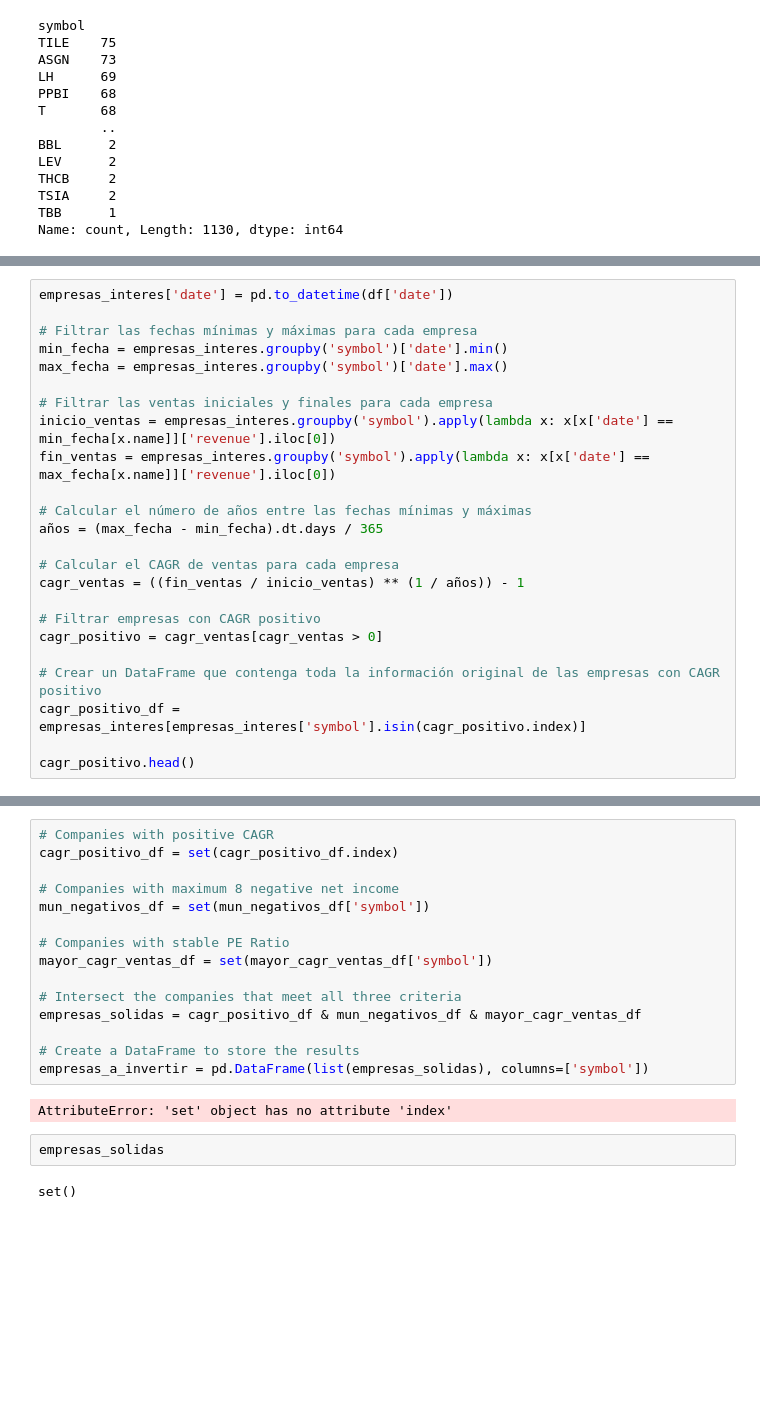
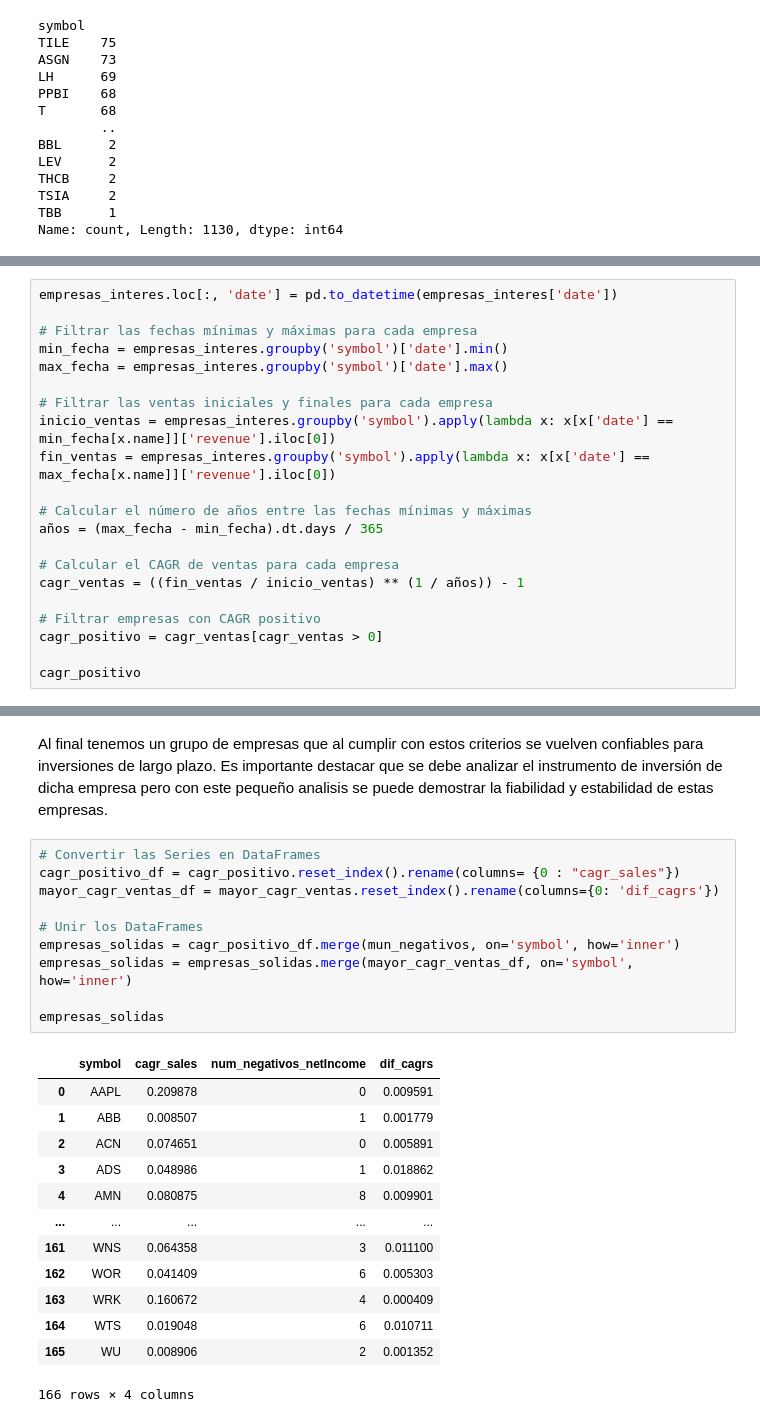
Before and after one commit to ProfesorCamacho/Analisis_Estados_Financieros, a Jupyter notebook: Analisis_de_estados_financieros.ipynb, the cells around one changed output, grey strips where cells are left out. Cells and saved outputs as stored; diff of their text form; blank space fills up the shorter version.

```diff
--- a/Analisis_de_estados_financieros.ipynb
+++ b/Analisis_de_estados_financieros.ipynb
@@ -74,5 +78,5 @@ empresas_interes.describe(include=object)
 # %%
-empresas_interes['date'] = pd.to_datetime(df['date'])
+empresas_interes.loc[:, 'date'] = pd.to_datetime(empresas_interes['date'])
 
 # Filtrar las fechas mínimas y máximas para cada empresa
 min_fecha = empresas_interes.groupby('symbol')['date'].min()
@@ -91,8 +95,5 @@ cagr_ventas = ((fin_ventas / inicio_ventas) ** (1 / años)) - 1
 # Filtrar empresas con CAGR positivo
 cagr_positivo = cagr_ventas[cagr_ventas > 0]
 
-# Crear un DataFrame que contenga toda la información original de las empresas con CAGR positivo
-cagr_positivo_df = empresas_interes[empresas_interes['symbol'].isin(cagr_positivo.index)]
-
-cagr_positivo.head()
+cagr_positivo
 # %% [output]
@@ -168,24 +173,29 @@ X       0.018531
 XENT    0.173497
 ZEN     0.091048
 Length: 345, dtype: float64
-# %%
-# Companies with positive CAGR
-cagr_positivo_df = set(cagr_positivo_df.index)
-
-# Companies with maximum 8 negative net income
-mun_negativos_df = set(mun_negativos_df['symbol'])
-
-# Companies with stable PE Ratio
-mayor_cagr_ventas_df = set(mayor_cagr_ventas_df['symbol'])
-
-# Intersect the companies that meet all three criteria
-empresas_solidas = cagr_positivo_df & mun_negativos_df & mayor_cagr_ventas_df
-
-# Create a DataFrame to store the results
-empresas_a_invertir = pd.DataFrame(list(empresas_solidas), columns=['symbol'])
-# %% [output]
-AttributeError: 'set' object has no attribute 'index'
-# %%
-empresas_solidas
-# %% [output]
-set()
+# %% [markdown]
+Al final tenemos un grupo de empresas que al cumplir con estos criterios se vuelven confiables para inversiones de largo plazo. Es importante destacar que se debe analizar el instrumento de inversión de dicha empresa pero con este pequeño analisis se puede demostrar la fiabilidad y estabilidad de estas empresas.
+# %%
+# Convertir las Series en DataFrames
+cagr_positivo_df = cagr_positivo.reset_index().rename(columns= {0 : "cagr_sales"})
+mayor_cagr_ventas_df = mayor_cagr_ventas.reset_index().rename(columns={0: 'dif_cagrs'})
+
+# Unir los DataFrames
+empresas_solidas = cagr_positivo_df.merge(mun_negativos, on='symbol', how='inner')
+empresas_solidas = empresas_solidas.merge(mayor_cagr_ventas_df, on='symbol', how='inner')
+
+empresas_solidas
+# %% [output]
+|  | symbol | cagr_sales | num_negativos_netIncome | dif_cagrs |
+| 0 | AAPL | 0.209878 | 0 | 0.009591 |
+| 1 | ABB | 0.008507 | 1 | 0.001779 |
+| 2 | ACN | 0.074651 | 0 | 0.005891 |
+| 3 | ADS | 0.048986 | 1 | 0.018862 |
+| 4 | AMN | 0.080875 | 8 | 0.009901 |
+| ... | ... | ... | ... | ... |
+| 161 | WNS | 0.064358 | 3 | 0.011100 |
+| 162 | WOR | 0.041409 | 6 | 0.005303 |
+| 163 | WRK | 0.160672 | 4 | 0.000409 |
+| 164 | WTS | 0.019048 | 6 | 0.010711 |
+| 165 | WU | 0.008906 | 2 | 0.001352 |
+166 rows × 4 columns
```
Also changed, not shown: parts of 6 cells of this notebook.
